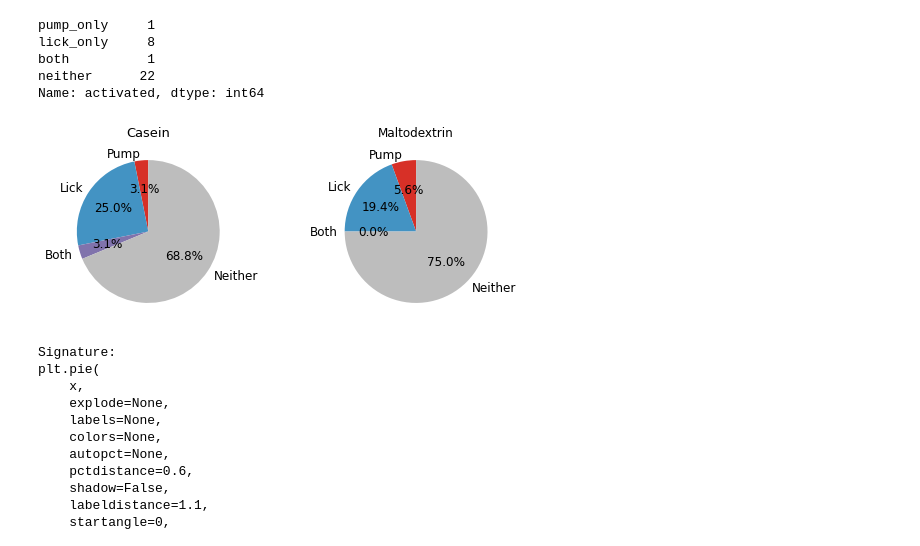
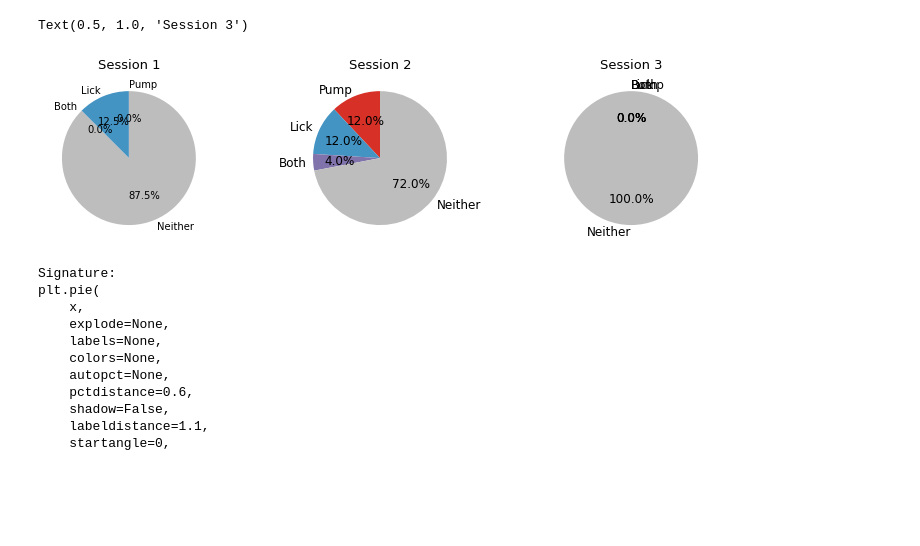
Before and after one commit to jetsetmette/VGP, a Jupyter notebook: notebooks/BNA_figs_representative.ipynb, the cells around one changed output. Drawn from its saved outputs; the diff is of its cells as text; code cells hidden in the pictures; blank space fills up the shorter version.

```diff
--- a/notebooks/BNA_figs_representative.ipynb
+++ b/notebooks/BNA_figs_representative.ipynb
@@ -187,31 +306,30 @@ Name: activated, dtype: int64
 # %%
-C1["df_responsive"].activated[2:6]
+# C1["df_responsive"].activated[2:6]
-# %% [output]
-pump_only     1
-lick_only     8
-both          1
-neither      22
-Name: activated, dtype: int64
 # %%
 # make pie chart showing activated cells
 
 pie_colors = ['#d73027','#4393c3','#8073ac','#bdbdbd']
 labels = ['Pump','Lick','Both','Neither']
 
-f, [ax1, ax2] = plt.subplots(figsize=(8,4), ncols=2, gridspec_kw={"wspace":0.5})
+f, [ax1, ax2, ax3] = plt.subplots(figsize=(12,4), ncols=3, gridspec_kw={"wspace":0.5})
 
 ax1.pie(C1["df_responsive"].activated[2:6], labels=labels, autopct='%1.1f%%',
+    startangle=90, colors=pie_colors,labeldistance=1.1,textprops={'fontsize': 10})
+
+ax2.pie(C2["df_responsive"].activated[2:6], labels=labels, autopct='%1.1f%%',
     startangle=90, colors=pie_colors,labeldistance=1.1,textprops={'fontsize': 12})
 
-ax2.pie(M1["df_responsive"].activated[2:6], labels=labels, autopct='%1.1f%%',
+ax3.pie(C3["df_responsive"].activated[2:6], labels=labels, autopct='%1.1f%%',
     startangle=90, colors=pie_colors,labeldistance=1.1,textprops={'fontsize': 12})
 
-ax1.set_title("Casein", size=13)
-ax2.set_title("Maltodextrin")
+ax1.set_title("Session 1", size=13)
+ax2.set_title("Session 2", size=13)
+ax3.set_title("Session 3", size=13)
 
-f.savefig("..//output//pies_activated.png")
+# f.savefig("..//output//pies_activated.png")
 # %% [output]
+Text(0.5, 1.0, 'Session 3')
-[figure, old version]
+[figure, new version]
 # %%
 plt.pie?
 # %% [output]
```
Also changed, not shown: parts of 10 cells of this notebook.
